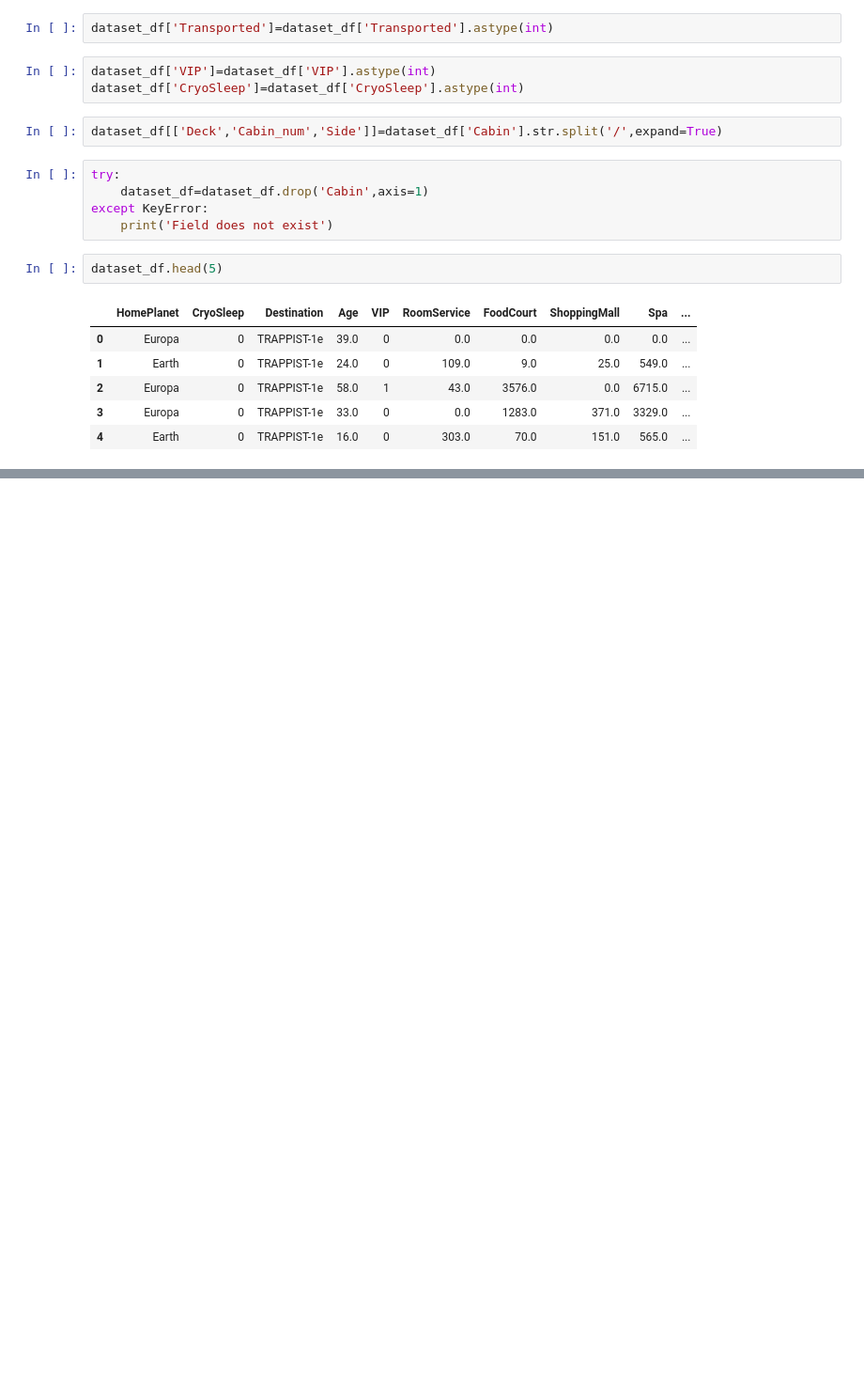
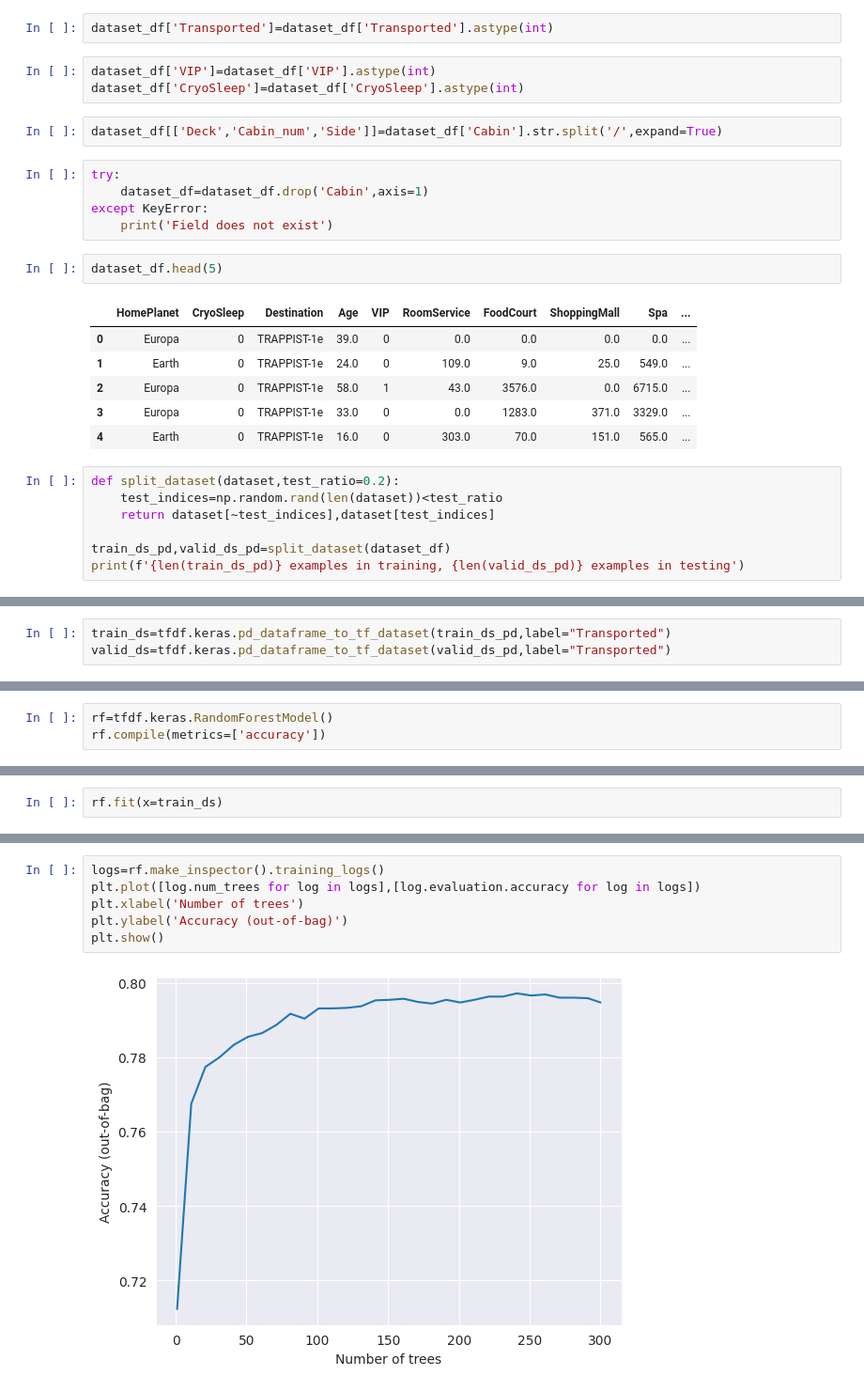
Before and after one commit to cangqiongyishao/KaggleCompetition, a Jupyter notebook: Spaceship Titanic/Spaceship Titanic with TFDF.ipynb, the cells around one changed output, grey strips where cells are left out. Shown: that part at 94% size. Cells and saved outputs as stored; diff of their text form; blank space fills up the shorter version.

Commit message:
Spaceship Titanic first trial with TFDF

```diff
--- a/Spaceship Titanic/Spaceship Titanic with TFDF.ipynb
+++ b/Spaceship Titanic/Spaceship Titanic with TFDF.ipynb
@@ -143,3 +143,10 @@ dataset_df.head(5)
 | 2 | Europa | 0 | TRAPPIST-1e | 58.0 | 1 | 43.0 | 3576.0 | 0.0 | 6715.0 | ... |
 | 3 | Europa | 0 | TRAPPIST-1e | 33.0 | 0 | 0.0 | 1283.0 | 371.0 | 3329.0 | ... |
 | 4 | Earth | 0 | TRAPPIST-1e | 16.0 | 0 | 303.0 | 70.0 | 151.0 | 565.0 | ... |
+# %%
+def split_dataset(dataset,test_ratio=0.2):
+    test_indices=np.random.rand(len(dataset))<test_ratio
+    return dataset[~test_indices],dataset[test_indices]
+
+train_ds_pd,valid_ds_pd=split_dataset(dataset_df)
+print(f'{len(train_ds_pd)} examples in training, {len(valid_ds_pd)} examples in testing')
@@ -145,0 +155,3 @@ dataset_df.head(5)
+# %%
+train_ds=tfdf.keras.pd_dataframe_to_tf_dataset(train_ds_pd,label="Transported")
+valid_ds=tfdf.keras.pd_dataframe_to_tf_dataset(valid_ds_pd,label="Transported")
@@ -145,0 +186,3 @@ dataset_df.head(5)
+# %%
+rf=tfdf.keras.RandomForestModel()
+rf.compile(metrics=['accuracy'])
@@ -145,0 +191,2 @@ dataset_df.head(5)
+# %%
+rf.fit(x=train_ds)
@@ -145,0 +209,8 @@ dataset_df.head(5)
+# %%
+logs=rf.make_inspector().training_logs()
+plt.plot([log.num_trees for log in logs],[log.evaluation.accuracy for log in logs])
+plt.xlabel('Number of trees')
+plt.ylabel('Accuracy (out-of-bag)')
+plt.show()
+# %% [output]
+[figure, added]
```
Also changed, not shown: parts of 13 cells of this notebook.
